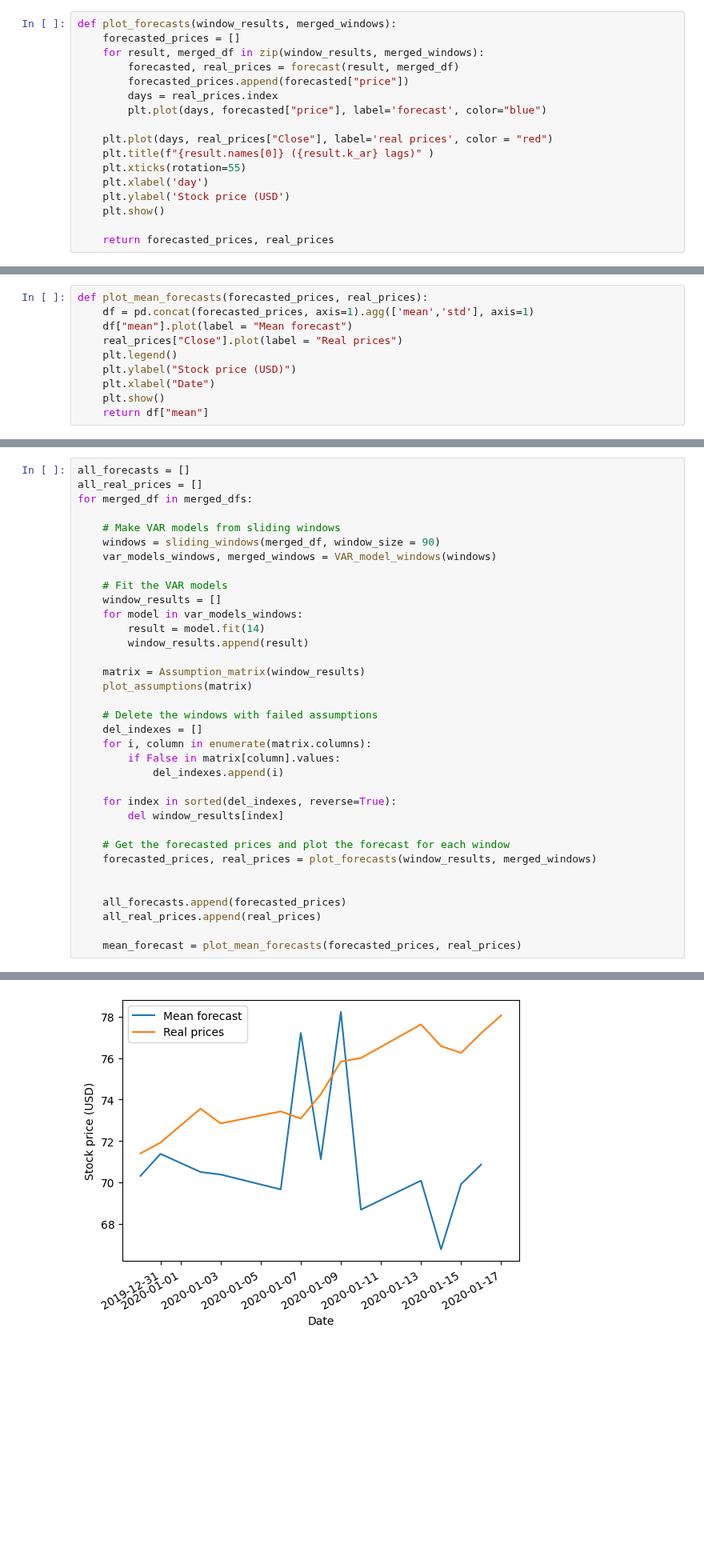
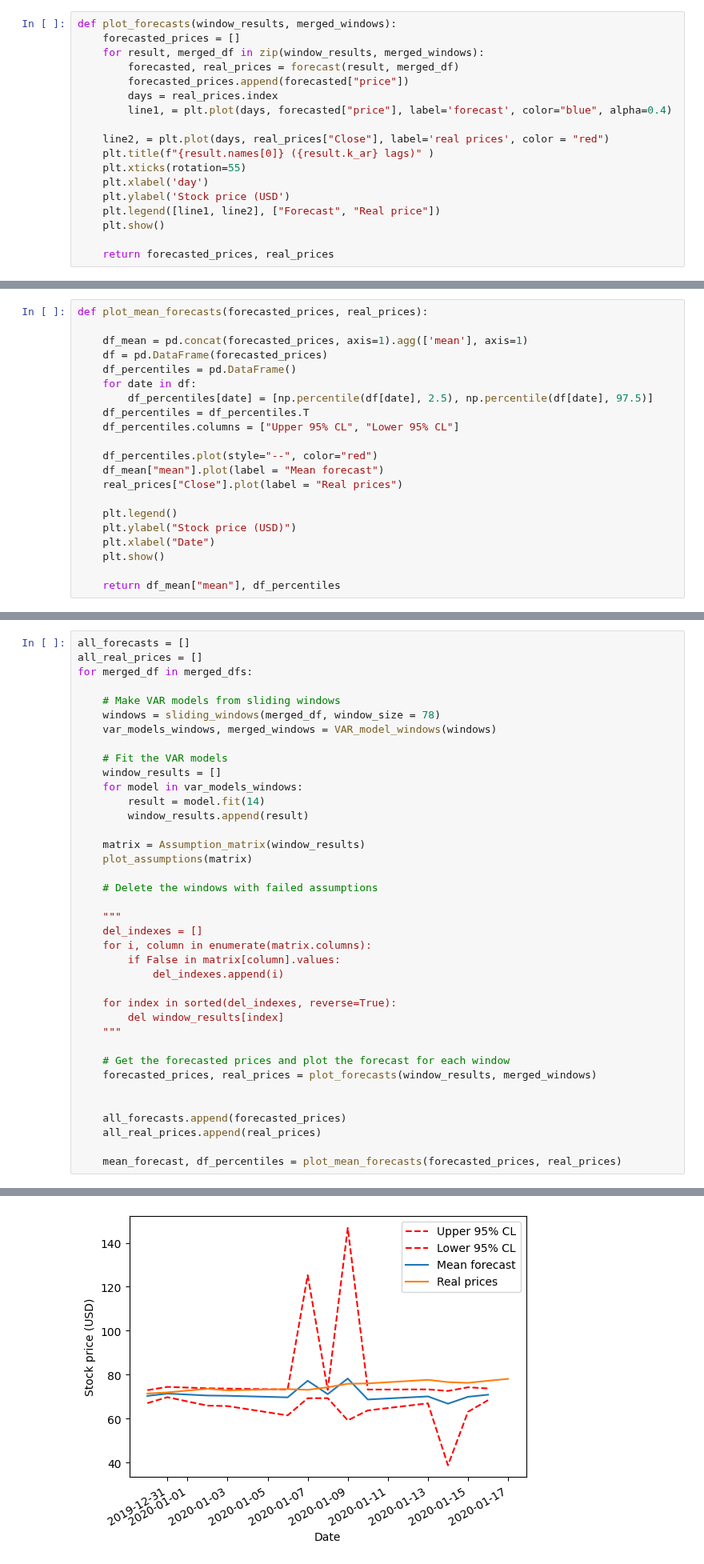
Before and after one commit to DerkNiessink/Project_SDA, a Jupyter notebook: src/Combined Stock Sentiment.ipynb, the cells around one changed output, grey strips where cells are left out. Shown at 80% size. Saved outputs shown, nothing was run; the diff lists cells and outputs as text; blank space fills up the shorter version.

Commit message:
Calculated CL for the forecast and the RMSE

```diff
--- a/src/Combined Stock Sentiment.ipynb
+++ b/src/Combined Stock Sentiment.ipynb
@@ -327,13 +327,14 @@ def plot_forecasts(window_results, merged_windows):
         forecasted, real_prices = forecast(result, merged_df)
         forecasted_prices.append(forecasted["price"])
         days = real_prices.index
-        plt.plot(days, forecasted["price"], label='forecast', color="blue")
+        line1, = plt.plot(days, forecasted["price"], label='forecast', color="blue", alpha=0.4)
 
-    plt.plot(days, real_prices["Close"], label='real prices', color = "red")
+    line2, = plt.plot(days, real_prices["Close"], label='real prices', color = "red")
     plt.title(f"{result.names[0]} ({result.k_ar} lags)" )
     plt.xticks(rotation=55)
     plt.xlabel('day')
     plt.ylabel('Stock price (USD')
+    plt.legend([line1, line2], ["Forecast", "Real price"])
     plt.show()
 
     return forecasted_prices, real_prices
@@ -344,11 +345,22 @@ forecasted_prices, real_prices = plot_forecasts(window_results, merged_windows)
 # %%
 def plot_mean_forecasts(forecasted_prices, real_prices):
-    df = pd.concat(forecasted_prices, axis=1).agg(['mean','std'], axis=1)
-    df["mean"].plot(label = "Mean forecast")
+
+    df_mean = pd.concat(forecasted_prices, axis=1).agg(['mean'], axis=1)
+    df = pd.DataFrame(forecasted_prices)
+    df_percentiles = pd.DataFrame()
+    for date in df:
+        df_percentiles[date] = [np.percentile(df[date], 2.5), np.percentile(df[date], 97.5)]
+    df_percentiles = df_percentiles.T
+    df_percentiles.columns = ["Upper 95% CL", "Lower 95% CL"]
+
+    df_percentiles.plot(style="--", color="red")
+    df_mean["mean"].plot(label = "Mean forecast")
     real_prices["Close"].plot(label = "Real prices")
+
     plt.legend()
     plt.ylabel("Stock price (USD)")
     plt.xlabel("Date")
     plt.show()
-    return df["mean"]
+
+    return df_mean["mean"], df_percentiles
 # %%
@@ -483,7 +479,7 @@ all_real_prices = []
 for merged_df in merged_dfs:
 
     # Make VAR models from sliding windows
-    windows = sliding_windows(merged_df, window_size = 90)
+    windows = sliding_windows(merged_df, window_size = 78)
     var_models_windows, merged_windows = VAR_model_windows(windows)
 
     # Fit the VAR models
@@ -496,6 +492,8 @@ for merged_df in merged_dfs:
     plot_assumptions(matrix)
 
     # Delete the windows with failed assumptions
+
+    """
     del_indexes = []
     for i, column in enumerate(matrix.columns):
         if False in matrix[column].values:
@@ -503,6 +501,7 @@ for merged_df in merged_dfs:
 
     for index in sorted(del_indexes, reverse=True):
         del window_results[index]
+    """
 
     # Get the forecasted prices and plot the forecast for each window
     forecasted_prices, real_prices = plot_forecasts(window_results, merged_windows)
@@ -511,6 +510,6 @@ for merged_df in merged_dfs:
     all_forecasts.append(forecasted_prices)
     all_real_prices.append(real_prices)
 
-    mean_forecast = plot_mean_forecasts(forecasted_prices, real_prices)
+    mean_forecast, df_percentiles = plot_mean_forecasts(forecasted_prices, real_prices)
 # %% [output]
 [figure]
@@ -518,2 +517,2 @@ for merged_df in merged_dfs:
-[figure, old version]
+[figure, new version]
 [figure]
```
Also changed, not shown: parts of 9 cells of this notebook.
